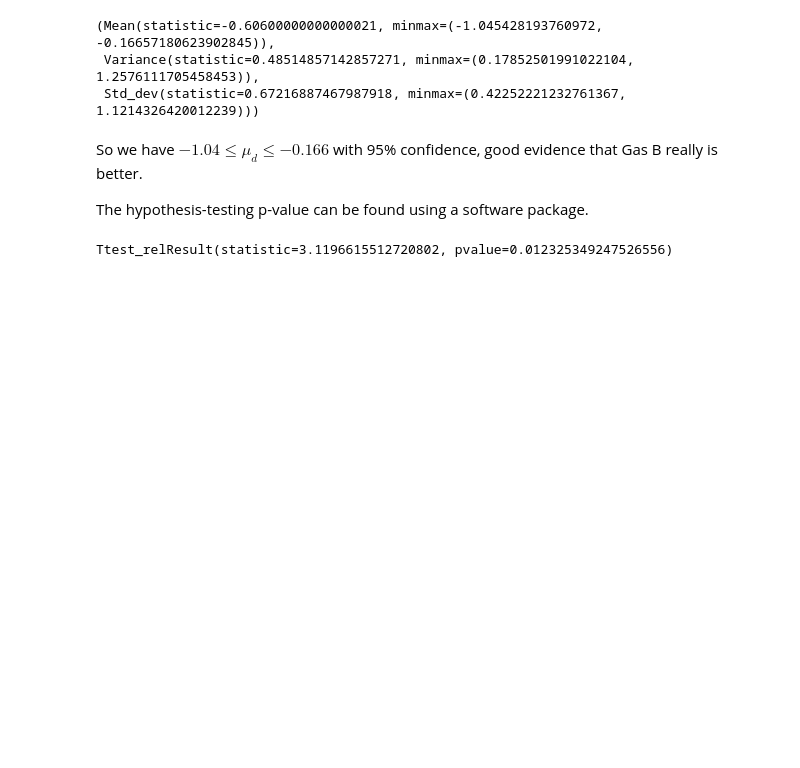
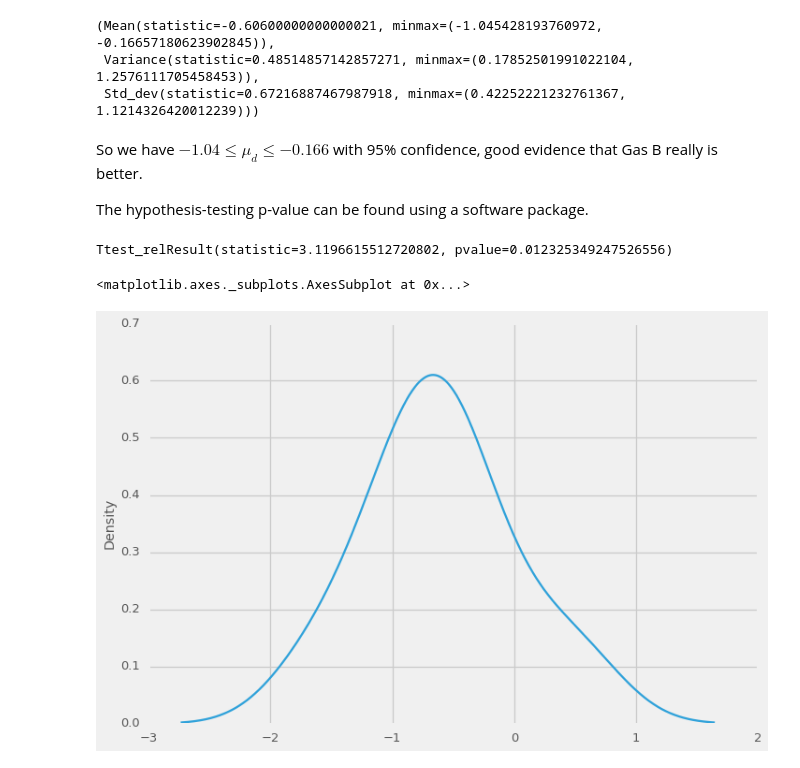
Before and after one commit to doolingdavid/ThinkStats2, a Jupyter notebook: code/thoroughnotes.ipynb, the cells around one changed output. Saved outputs shown, nothing was run; the diff lists cells and outputs as text; code cells hidden in the pictures; blank space fills up the shorter version.

```diff
--- a/code/thoroughnotes.ipynb
+++ b/code/thoroughnotes.ipynb
@@ -877,3 +877,8 @@ stats.ttest_rel(a = dfgas.gasb.as_matrix(),
                b = dfgas.gasa.as_matrix())
 # %% [output]
 Ttest_relResult(statistic=3.1196615512720802, pvalue=0.012325349247526556)
+# %%
+dfgas.difference.plot(kind='kde')
+# %% [output]
+<matplotlib.axes._subplots.AxesSubplot at 0x...>
+[figure, added]
```
Also changed, not shown: parts of 15 cells of this notebook.
